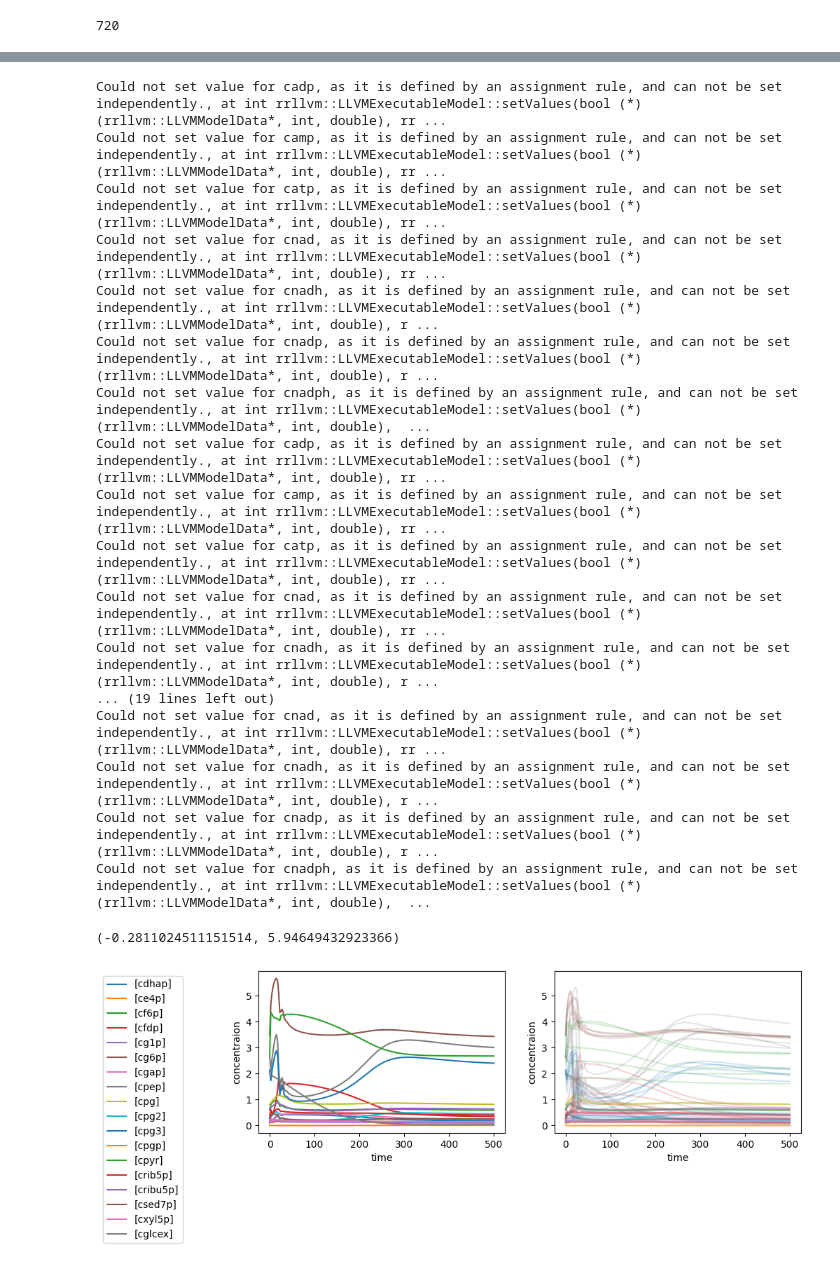
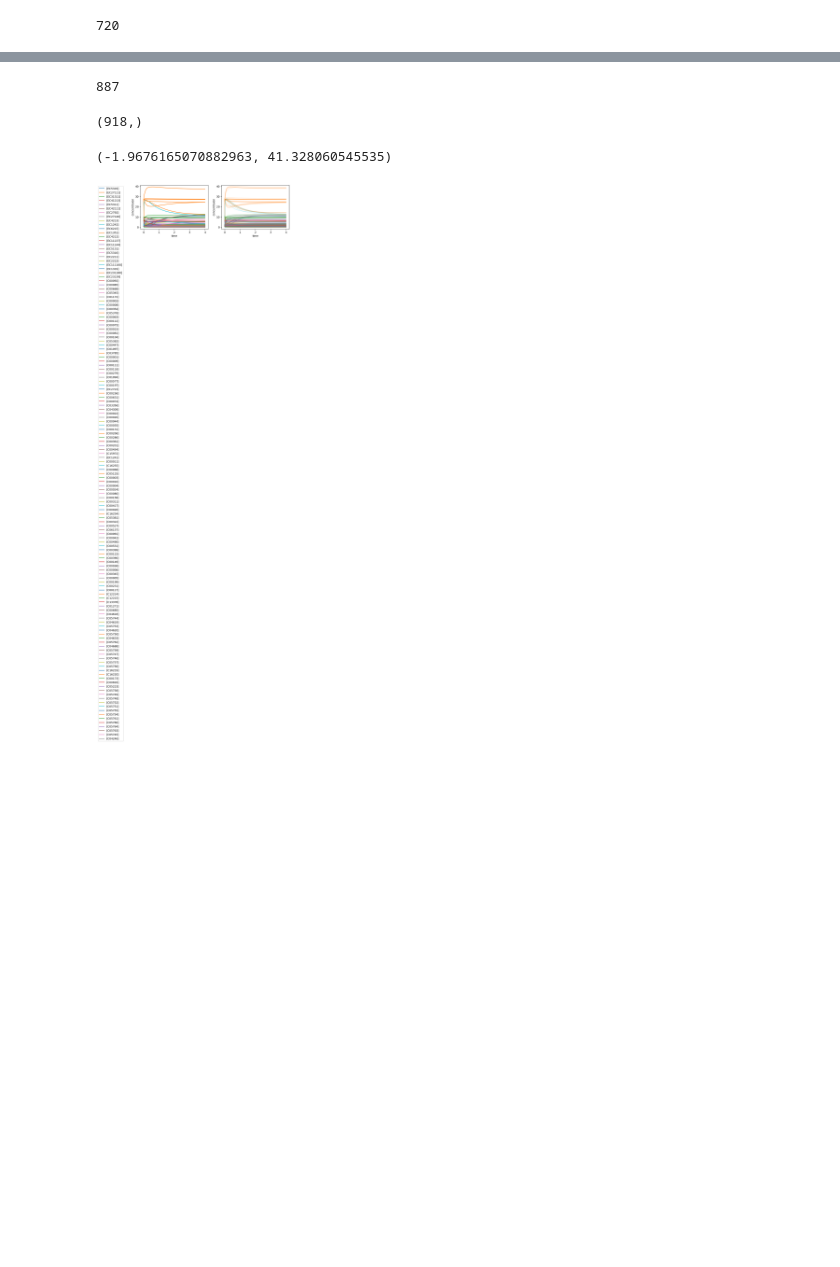
Before and after one commit to carothersresearch/ECFERS, a Jupyter notebook: run_fit_constrain.ipynb, the cells around one changed output, grey strips where cells are left out. Saved outputs shown, nothing was run; the diff lists cells and outputs as text; code cells hidden in the pictures; blank space fills up the shorter version.

```diff
--- a/run_fit_constrain.ipynb
+++ b/run_fit_constrain.ipynb
@@ -176,7 +176,15 @@ logKeq_r = np.log([keq_from_kegg_cache(i)['value'] for i in pd.read_csv('src/fre
 # %% [output]
 divide by zero encountered in log
 # %%
-myprob = SBMLGlobalFit(model = modelfile, data = result[:,1:].__array__(), parameter_labels=parameter_labels, lower_bounds=lower, upper_bounds=upper, logKeq_r=logKeq_r, settings=settings, scale=True)
+myprob = SBMLGlobalFit(
+    model = modelfile,
+    data = result[:,1:].__array__(),
+    parameter_labels=parameter_labels,
+    lower_bounds=lower, upper_bounds=upper,
+    logKeq_r=logKeq_r,
+    settings=settings,
+    scale=True)
+
 prob = pg.problem(myprob)
 prob.c_tol = 1
 # %%
@@ -187,14 +195,14 @@ mybfe = pg.bfe(udbfe)
 # pick parameters based on this thesis
 # https://repository.up.ac.za/handle/2263/66233#:~:text=The%20thesis%20shows%20that%20the,empirical%20tests%20and%20theoretical%20reasoning.
 algos = []
-pops = []
+pops2 = []
 for i in range(5):
     a = pg.pso_gen(gen=10,omega=0.95, eta1=0.25, eta2=0.25, max_vel=0.01, variant=5, neighb_type=2, neighb_param=4)
     a.set_bfe(mybfe)
-    algo = pg.algorithm(a)
+    algo = pg.algorithm(pg.cstrs_self_adaptive(1,a))
     algo.set_verbosity(1)
     algos.append(algo)
-    pops.append(pg.population(prob, size = 0))
+    pops2.append(pg.population(prob, size = 0))
 # %%
 import ipyparallel as ipp
 client = ipp.Client(profile='cheme-ecfers')
@@ -280,7 +213,7 @@ Extra info:
 total_nodes = 40*18
 init_std = 0.17
 
-for p in pops:
+for p in pops2:
     xs = (np.expand_dims(myprob._scale(lower*10),-1)@np.ones((1,total_nodes))*(1+np.random.normal(0, init_std,(len(lower),total_nodes)))).T + 0.1
     fs = udbfe._view.map_sync(myprob.fitness,xs)
     list(map(p.push_back, xs, fs))
@@ -295,8 +228,8 @@ with open('checkpoint.dat', 'rb') as file:
 # %%
 import pickle
 now = lambda: datetime.fromtimestamp(datetime.now().timestamp()).strftime("%d-%m-%Y, %H:%M:%S")
-# logs = [[] for _ in range(5)]
-for i in range(50):
+logs = [[] for _ in range(5)]
+for i in range(100):
     print(now() + ' - Starting evolution ' + str(i))
     pops = [a.evolve(p) for a,p in zip(algos,pops)]
     print(now() + ' - Evolution done. Best fitness: ' + str(np.min([p.champion_f for p in pops])))
@@ -304,14 +237,12 @@ for i in range(50):
     for i,a in enumerate(algos):
         logs[i].append(np.array(a.extract(pg.pso_gen).get_log()))
 
-    with open('logs.dat', 'wb') as file:
+    with open('logs_c.dat', 'wb') as file:
         pickle.dump(logs, file)
 
-    with open('checkpoint.dat', 'wb') as file:
+    with open('checkpoint_c.dat', 'wb') as file:
         pickle.dump(pops, file)
 
     if np.min([p.champion_f for p in pops]) < prob.extract(SBMLGlobalFit)._residual(result[:,1:].__array__()*(1.055),result[:,1:].__array__()):
         break
-
-results = [np.concatenate(l,axis=0) for l in logs]
 # %% [output]
@@ -354,57 +286,48 @@ plt.hist(pops[0].get_x()[4,:])
+# %%
+len(myprob.parameter_labels)
+# %% [output]
+887
+# %%
+pops[0].champion_x.shape
+# %% [output]
+(918,)
 # %%
 colors = [u'#1f77b4', u'#ff7f0e', u'#2ca02c', u'#d62728', u'#9467bd', u'#8c564b', u'#e377c2', u'#7f7f7f', u'#bcbd22', u'#17becf']
 plt.figure(figsize=(10,3))
 a = plt.subplot(1,2,1)
-a.plot(result['time'],result[:,1:].__array__())
+a.plot(result['time'],result[:,20:].__array__())
 a.legend(result.colnames[1:], bbox_to_anchor=(-0.65, 1), loc='upper left' )
 a.set_xlabel('time')
 a.set_ylabel('concentraion')
 #a.set_yscale('log')
 
 b = plt.subplot(1,2,2)
 mean_result = result*0
 for k,c in enumerate([p.champion_x for p in pops]):
     r.resetToOrigin()
-    for i,p in enumerate(myprob._unscale(c)):
+    for p,v in zip(parameter_labels,myprob._unscale(c)):
         try:
-            r[parameter_labels[i]] = p
+            r[p] = v
         except Exception as e:
-            print(e)
-            pass
+            raise(e)
+
     try:
         result2 = r.simulate(**settings['simulation'])
     except Exception as e:
         print(k)
         print(e)
         result2 = result*0
     mean_result += result2
 
     b.set_prop_cycle(color=colors)
-    b.plot(result['time'], result2[:,1:].__array__(), alpha = 0.2)
+    b.plot(result['time'], result2[:,20:].__array__(), alpha = 0.2)
 
 b.set_prop_cycle(color=colors)
 #b.plot(result['time'][settings['fit_to_rows']], (mean_result[:,1:].__array__()/8)[:,settings['fit_to_cols']][settings['fit_to_rows'],:],'o')
 b.set_xlabel('time')
 b.set_ylabel('concentraion')
 #b.set_yscale('log')
 b.set_ylim(a.get_ylim())
 # %% [output]
-Could not set value for cadp, as it is defined by an assignment rule, and can not be set independently., at int rrllvm::LLVMExecutableModel::setValues(bool (*)(rrllvm::LLVMModelData*, int, double), rr ...
-Could not set value for camp, as it is defined by an assignment rule, and can not be set independently., at int rrllvm::LLVMExecutableModel::setValues(bool (*)(rrllvm::LLVMModelData*, int, double), rr ...
-Could not set value for catp, as it is defined by an assignment rule, and can not be set independently., at int rrllvm::LLVMExecutableModel::setValues(bool (*)(rrllvm::LLVMModelData*, int, double), rr ...
-Could not set value for cnad, as it is defined by an assignment rule, and can not be set independently., at int rrllvm::LLVMExecutableModel::setValues(bool (*)(rrllvm::LLVMModelData*, int, double), rr ...
-Could not set value for cnadh, as it is defined by an assignment rule, and can not be set independently., at int rrllvm::LLVMExecutableModel::setValues(bool (*)(rrllvm::LLVMModelData*, int, double), r ...
-Could not set value for cnadp, as it is defined by an assignment rule, and can not be set independently., at int rrllvm::LLVMExecutableModel::setValues(bool (*)(rrllvm::LLVMModelData*, int, double), r ...
-Could not set value for cnadph, as it is defined by an assignment rule, and can not be set independently., at int rrllvm::LLVMExecutableModel::setValues(bool (*)(rrllvm::LLVMModelData*, int, double),  ...
-Could not set value for cadp, as it is defined by an assignment rule, and can not be set independently., at int rrllvm::LLVMExecutableModel::setValues(bool (*)(rrllvm::LLVMModelData*, int, double), rr ...
-Could not set value for camp, as it is defined by an assignment rule, and can not be set independently., at int rrllvm::LLVMExecutableModel::setValues(bool (*)(rrllvm::LLVMModelData*, int, double), rr ...
-Could not set value for catp, as it is defined by an assignment rule, and can not be set independently., at int rrllvm::LLVMExecutableModel::setValues(bool (*)(rrllvm::LLVMModelData*, int, double), rr ...
-Could not set value for cnad, as it is defined by an assignment rule, and can not be set independently., at int rrllvm::LLVMExecutableModel::setValues(bool (*)(rrllvm::LLVMModelData*, int, double), rr ...
-Could not set value for cnadh, as it is defined by an assignment rule, and can not be set independently., at int rrllvm::LLVMExecutableModel::setValues(bool (*)(rrllvm::LLVMModelData*, int, double), r ...
-... (19 lines left out)
-Could not set value for cnad, as it is defined by an assignment rule, and can not be set independently., at int rrllvm::LLVMExecutableModel::setValues(bool (*)(rrllvm::LLVMModelData*, int, double), rr ...
-Could not set value for cnadh, as it is defined by an assignment rule, and can not be set independently., at int rrllvm::LLVMExecutableModel::setValues(bool (*)(rrllvm::LLVMModelData*, int, double), r ...
-Could not set value for cnadp, as it is defined by an assignment rule, and can not be set independently., at int rrllvm::LLVMExecutableModel::setValues(bool (*)(rrllvm::LLVMModelData*, int, double), r ...
-Could not set value for cnadph, as it is defined by an assignment rule, and can not be set independently., at int rrllvm::LLVMExecutableModel::setValues(bool (*)(rrllvm::LLVMModelData*, int, double),  ...
+(-1.9676165070882963, 41.328060545535)
-(-0.2811024511151514, 5.94649432923366)
-[figure, old version]
+[figure, new version]
```
Also changed, not shown: parts of 12 cells of this notebook, 7 other files.
